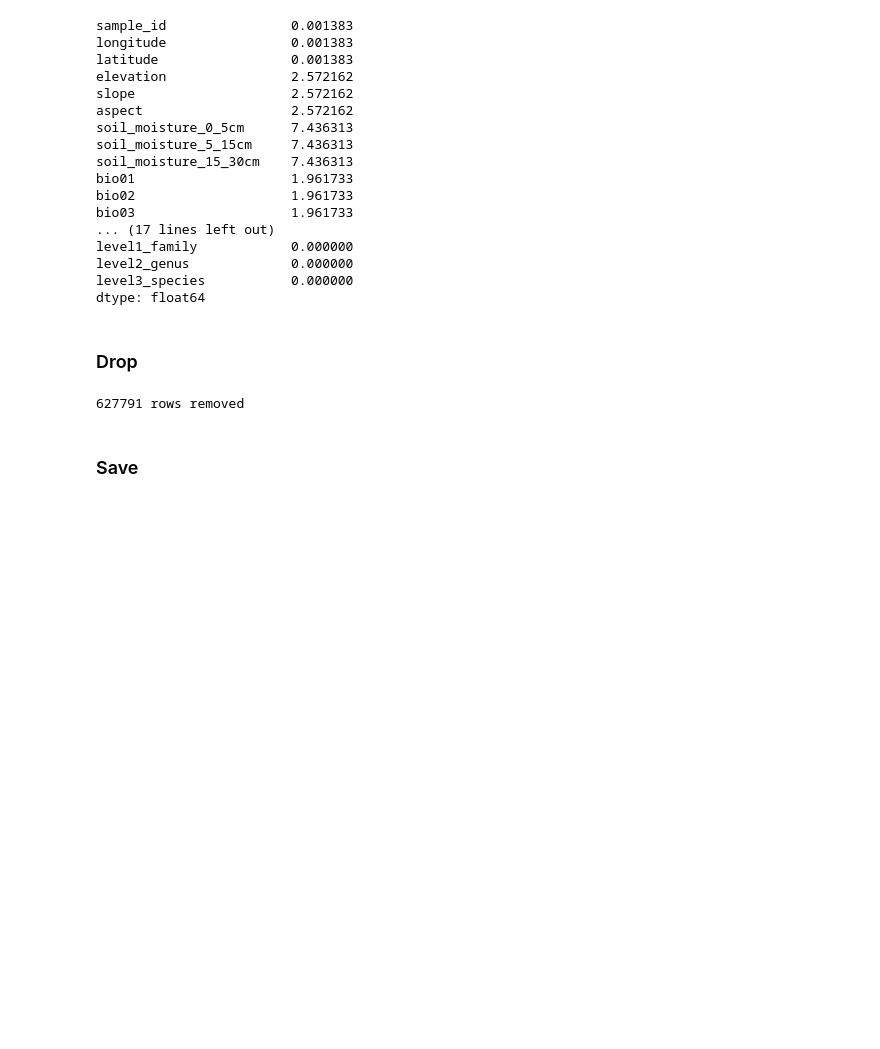
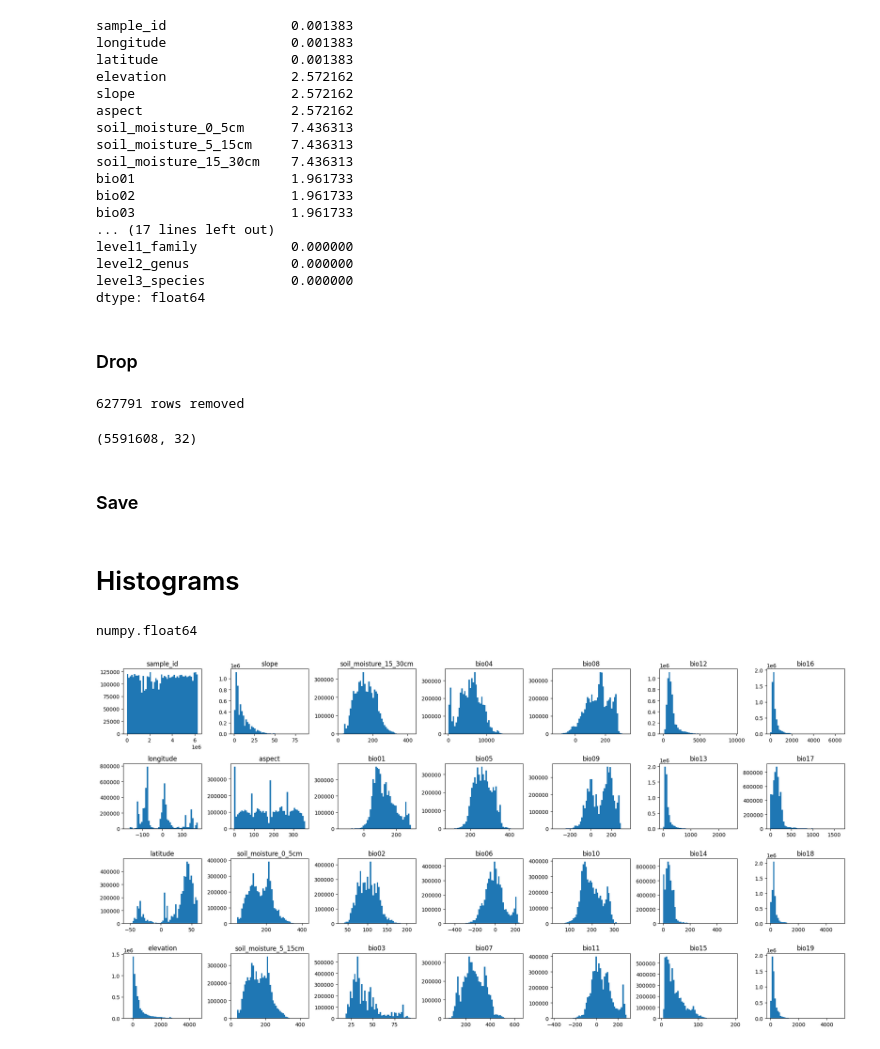
Before and after one commit to awilliams101111/dst-group-work, a Jupyter notebook: GlobalGeoTree/EDA-AW.ipynb, the cells around one changed output. Cells and saved outputs as stored; diff of their text form; code cells hidden in the pictures; blank space fills up the shorter version.

```diff
--- a/GlobalGeoTree/EDA-AW.ipynb
+++ b/GlobalGeoTree/EDA-AW.ipynb
@@ -46,9 +48,38 @@ dtype: float64
 df = dfAll.dropna()
 
 print(dfAll.shape[0] - df.shape[0], 'rows removed')
+df.shape
 # %% [output]
 627791 rows removed
+(5591608, 32)
 # %% [markdown]
 ### Save
 # %%
 df.to_parquet("GlobalGeoTree-6M/GlobalGeoTreeNoMissing.parquet", index=False)
+# %% [markdown]
+# Histograms
+# %%
+type(df['latitude'][0])
+# %% [output]
+numpy.float64
+# %%
+columns = df.columns
+figHist, axHist = plt.subplots(nrows = 4, ncols = 7, figsize = (20, 10))
+
+for i in range(df.shape[1]-4):
+    a = i % 4
+    b = i // 4
+
+    if type(df[columns[i]][0]) == np.float64:
+        data = df[columns[i]].to_numpy(dtype='float32')
+
+        axHist[a, b].hist(data, bins = 50)
+    else:
+        data = df[columns[i]].value_counts()
+        axHist[a, b].bar(data.index, data.values)
+
+    axHist[a, b].set_title(columns[i])
+
+figHist.tight_layout()
+# %% [output]
+[figure, added]
```
Also changed, not shown: parts of 6 cells of this notebook.
